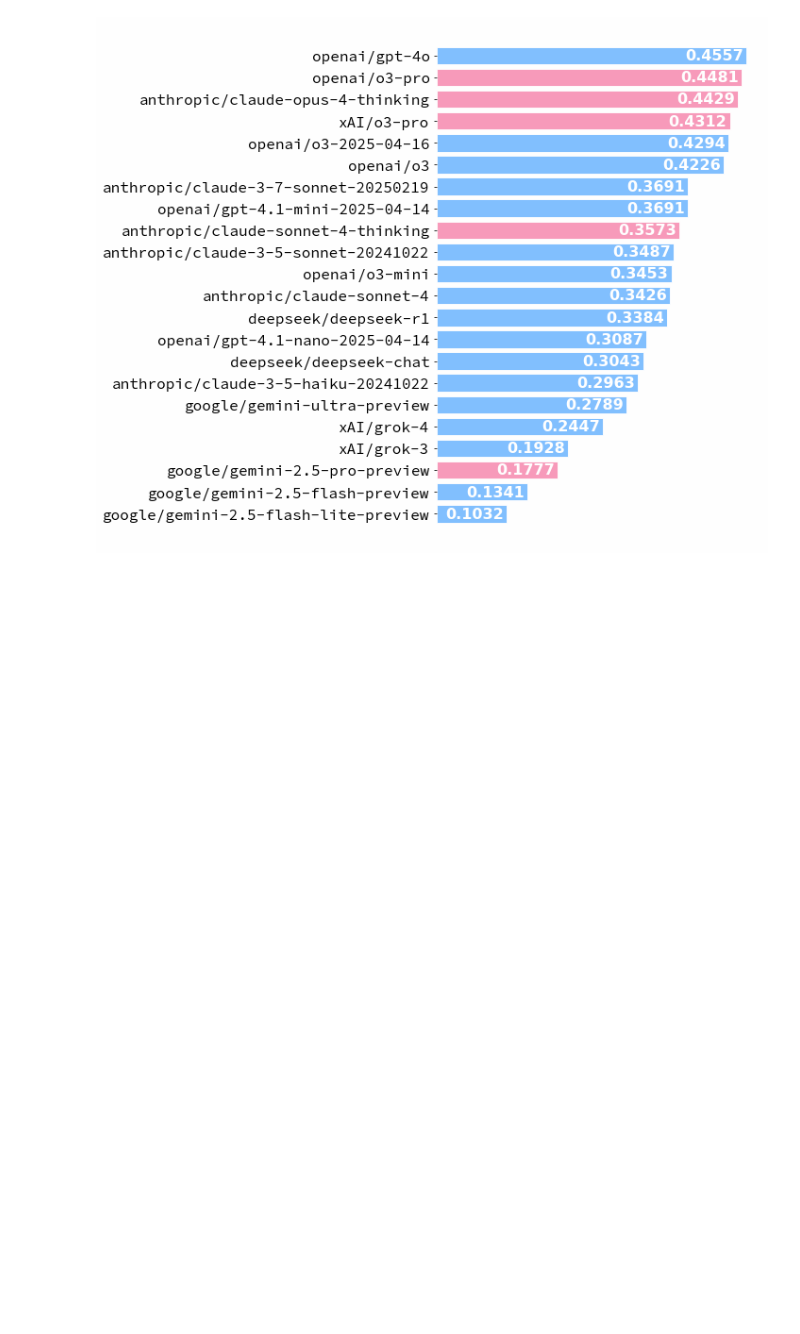
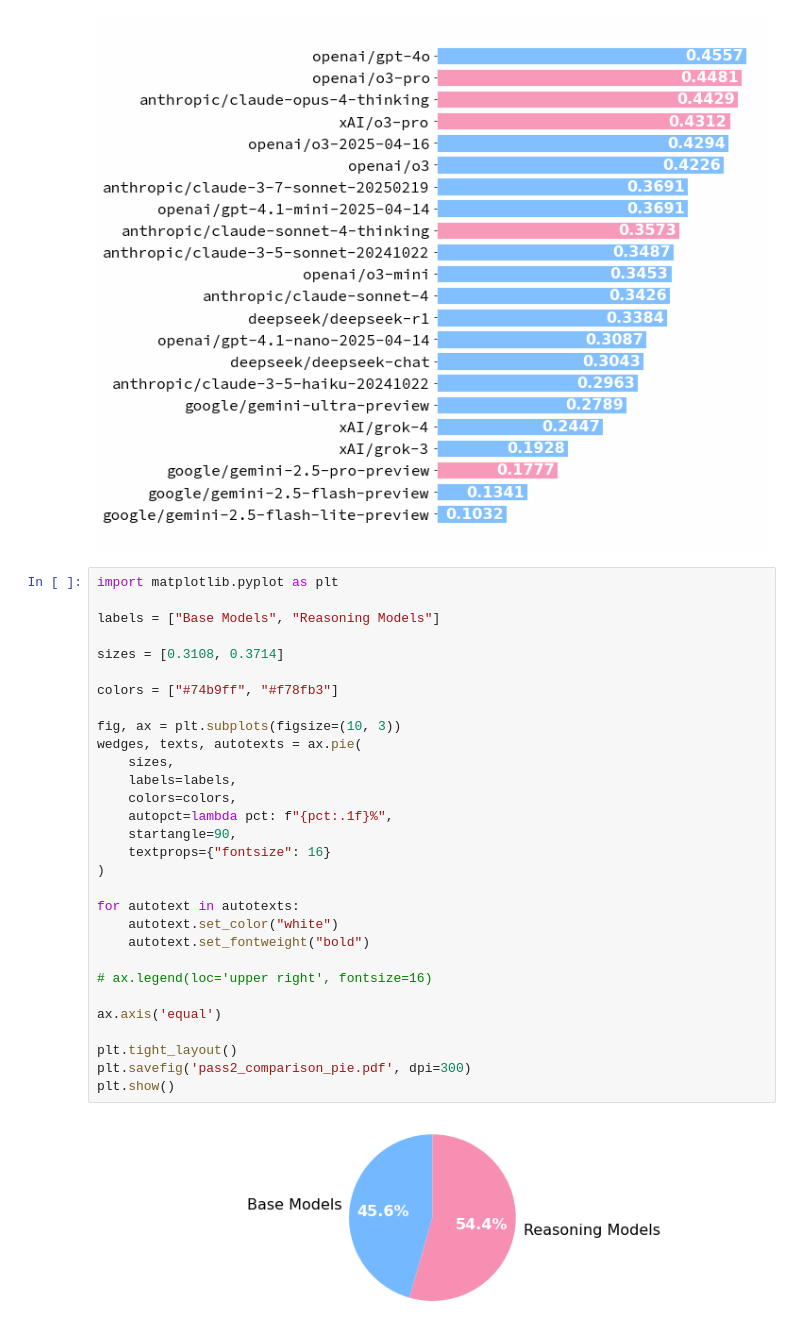
Before and after one commit to Anurag-Dutta/Euler, a Jupyter notebook: figs/pass2.ipynb, the cells around one changed output. Drawn from its saved outputs; the diff is of its cells as text; blank space fills up the shorter version.

```diff
--- a/figs/pass2.ipynb
+++ b/figs/pass2.ipynb
@@ -92,3 +92,35 @@ plt.savefig('model_accuracy_pass2.pdf', dpi=300)
 plt.show()
 # %% [output]
 [figure]
+# %%
+import matplotlib.pyplot as plt
+
+labels = ["Base Models", "Reasoning Models"]
+
+sizes = [0.3108, 0.3714]
+
+colors = ["#74b9ff", "#f78fb3"]
+
+fig, ax = plt.subplots(figsize=(10, 3))
+wedges, texts, autotexts = ax.pie(
+    sizes,
+    labels=labels,
+    colors=colors,
+    autopct=lambda pct: f"{pct:.1f}%",
+    startangle=90,
+    textprops={"fontsize": 16}
+)
+
+for autotext in autotexts:
+    autotext.set_color("white")
+    autotext.set_fontweight("bold")
+
+# ax.legend(loc='upper right', fontsize=16)
+
+ax.axis('equal')
+
+plt.tight_layout()
+plt.savefig('pass2_comparison_pie.pdf', dpi=300)
+plt.show()
+# %% [output]
+[figure, added]
```
Also changed, not shown: 11 other files.
